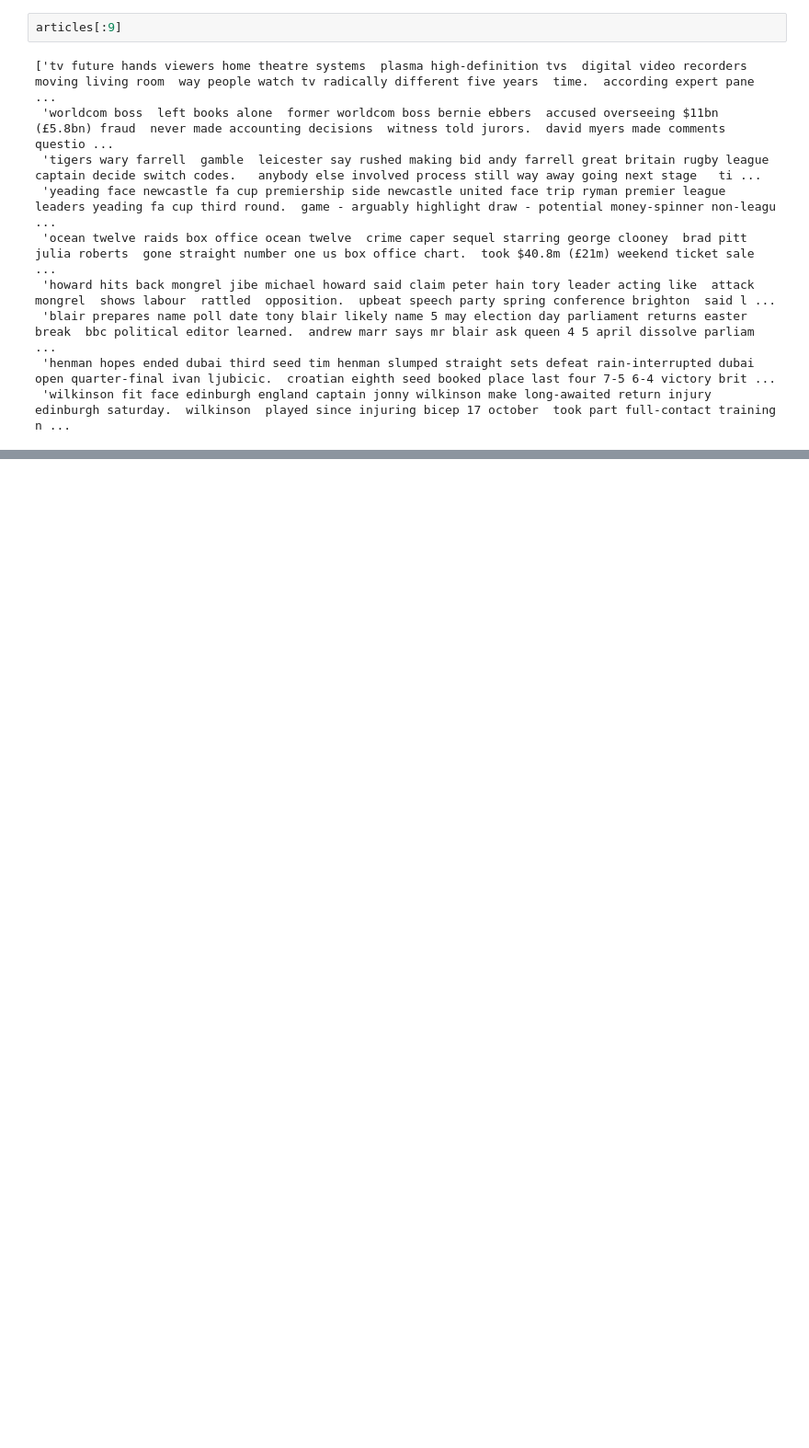
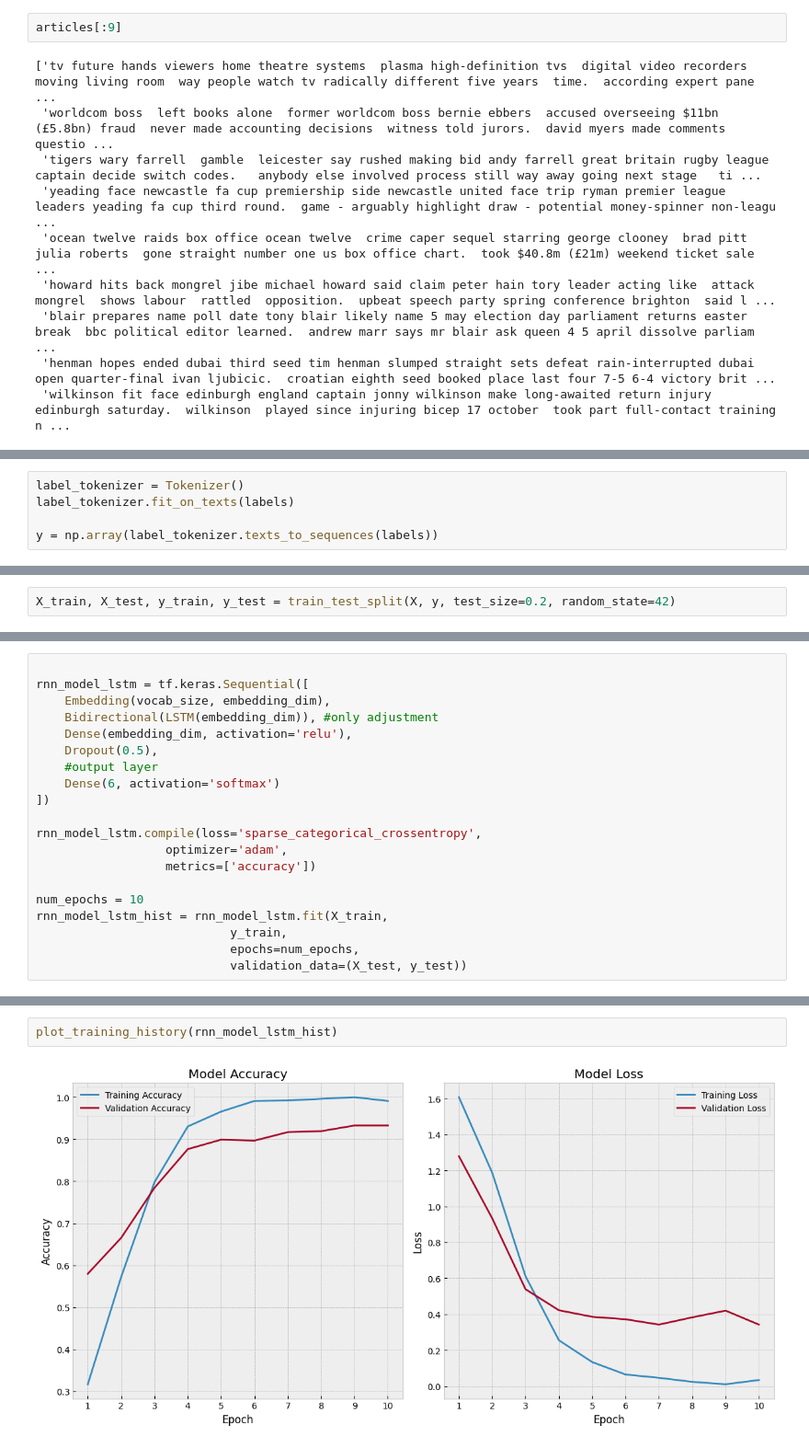
Before and after one commit to BasselD/ai-ml-training, a Jupyter notebook: 05_deep_learning/sequential_deep_learning/rnn_text_classification.ipynb, the cells around one changed output, grey strips where cells are left out. Shown at 92% size. Cells and saved outputs as stored; diff of their text form; blank space fills up the shorter version.

```diff
--- a/05_deep_learning/sequential_deep_learning/rnn_text_classification.ipynb
+++ b/05_deep_learning/sequential_deep_learning/rnn_text_classification.ipynb
@@ -784,0 +295,5 @@ check https://www.kaggle.com/code/yufengdev/bbc-text-categorization for addition
+# %%
+label_tokenizer = Tokenizer()
+label_tokenizer.fit_on_texts(labels)
+
+y = np.array(label_tokenizer.texts_to_sequences(labels))
@@ -784,0 +302,2 @@ check https://www.kaggle.com/code/yufengdev/bbc-text-categorization for addition
+# %%
+X_train, X_test, y_train, y_test = train_test_split(X, y, test_size=0.2, random_state=42)
@@ -784,0 +444,20 @@ check https://www.kaggle.com/code/yufengdev/bbc-text-categorization for addition
+# %%
+
+rnn_model_lstm = tf.keras.Sequential([
+    Embedding(vocab_size, embedding_dim),
+    Bidirectional(LSTM(embedding_dim)), #only adjustment
+    Dense(embedding_dim, activation='relu'),
+    Dropout(0.5),
+    #output layer
+    Dense(6, activation='softmax')
+])
+
+rnn_model_lstm.compile(loss='sparse_categorical_crossentropy',
+                  optimizer='adam',
+                  metrics=['accuracy'])
+
+num_epochs = 10
+rnn_model_lstm_hist = rnn_model_lstm.fit(X_train,
+                           y_train,
+                           epochs=num_epochs,
+                           validation_data=(X_test, y_test))
@@ -784,0 +485,4 @@ check https://www.kaggle.com/code/yufengdev/bbc-text-categorization for addition
+# %%
+plot_training_history(rnn_model_lstm_hist)
+# %% [output]
+[figure, added]
```
Also changed, not shown: parts of 125 cells of this notebook.
